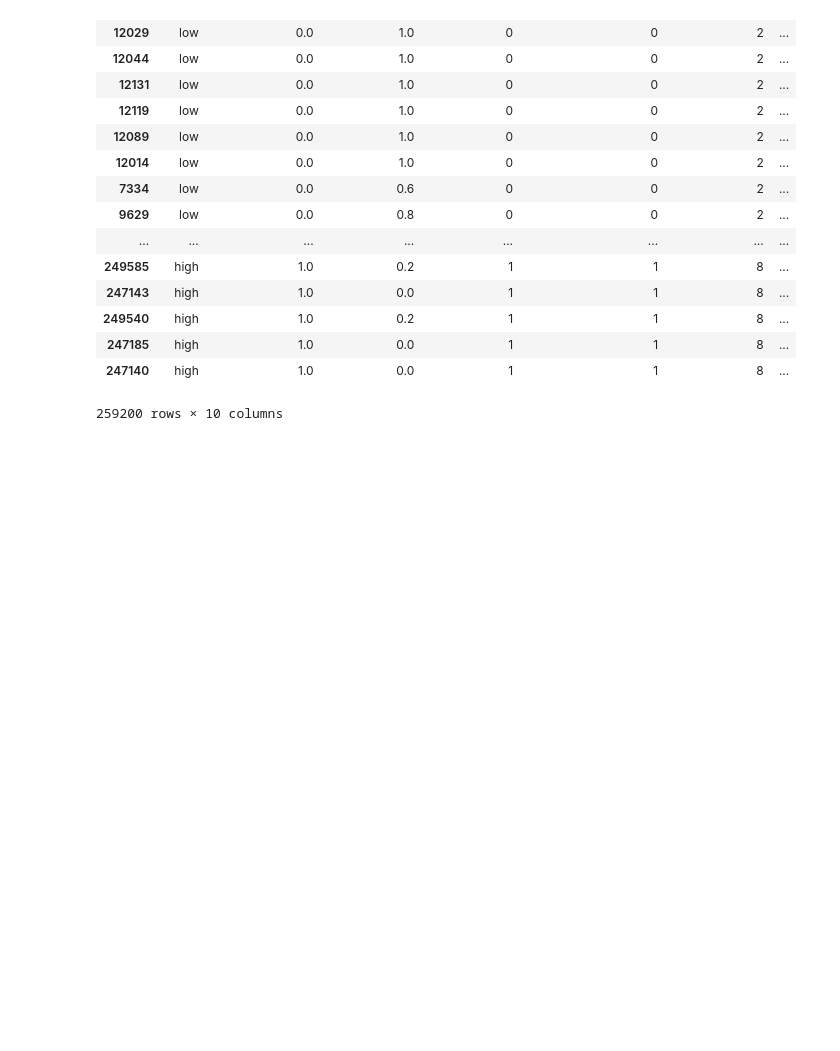
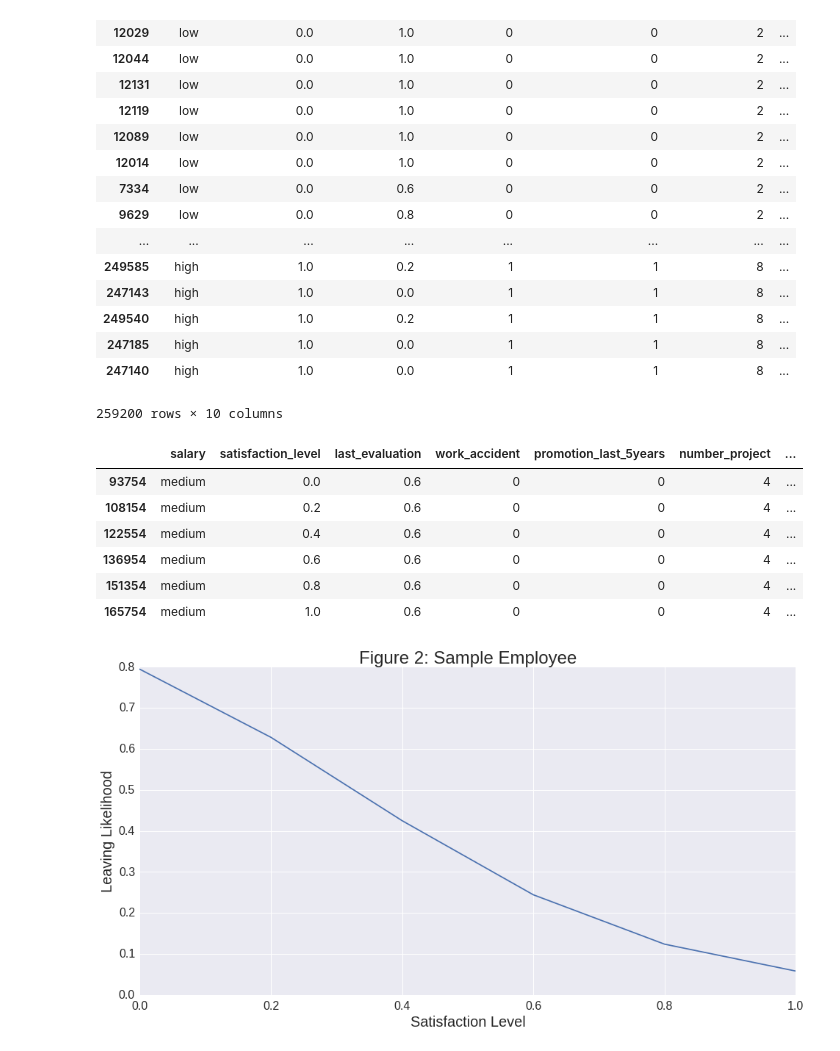
Before and after one commit to joeylmaalouf/HR-analytics, a Jupyter notebook: report/report3.ipynb, the cells around one changed output. Drawn from its saved outputs; the diff is of its cells as text; code cells hidden in the pictures; blank space fills up the shorter version.

```diff
--- a/report/report3.ipynb
+++ b/report/report3.ipynb
@@ -221,0 +219,21 @@ cm.results.sort_values("attrition", ascending = False)
+# %%
+# make example plots of how attrition rate changes when all
+# but 1 or 2 variables are held constant (at different levels)?
+sample = cm.results[cm.results.last_evaluation > 0.4][cm.results.last_evaluation < 0.8][cm.results.department == "sales"][cm.results.salary == "medium"][cm.results.avg_monthly_hours == 150][cm.results.work_accident == 0][cm.results.promotion_last_5years == 0][cm.results.time_spend_company == 6][cm.results.number_project == 4]
+
+fig, ax = plt.subplots(figsize = (16, 8))
+ax.plot(sample.satisfaction_level.values, sample.attrition.values)
+plt.tick_params(labelsize = 16)
+plt.xlabel("Satisfaction Level", fontsize = 20)
+plt.ylabel("Leaving Likelihood", fontsize = 20)
+plt.title("Figure 2: Sample Employee", fontsize = 24)
+sample
+# %% [output]
+|  | salary | satisfaction_level | last_evaluation | work_accident | promotion_last_5years | number_project | ... |
+| 93754 | medium | 0.0 | 0.6 | 0 | 0 | 4 | ... |
+| 108154 | medium | 0.2 | 0.6 | 0 | 0 | 4 | ... |
+| 122554 | medium | 0.4 | 0.6 | 0 | 0 | 4 | ... |
+| 136954 | medium | 0.6 | 0.6 | 0 | 0 | 4 | ... |
+| 151354 | medium | 0.8 | 0.6 | 0 | 0 | 4 | ... |
+| 165754 | medium | 1.0 | 0.6 | 0 | 0 | 4 | ... |
+[figure, added]
```
Also changed, not shown: parts of 1 cell of this notebook, 2 other files.
